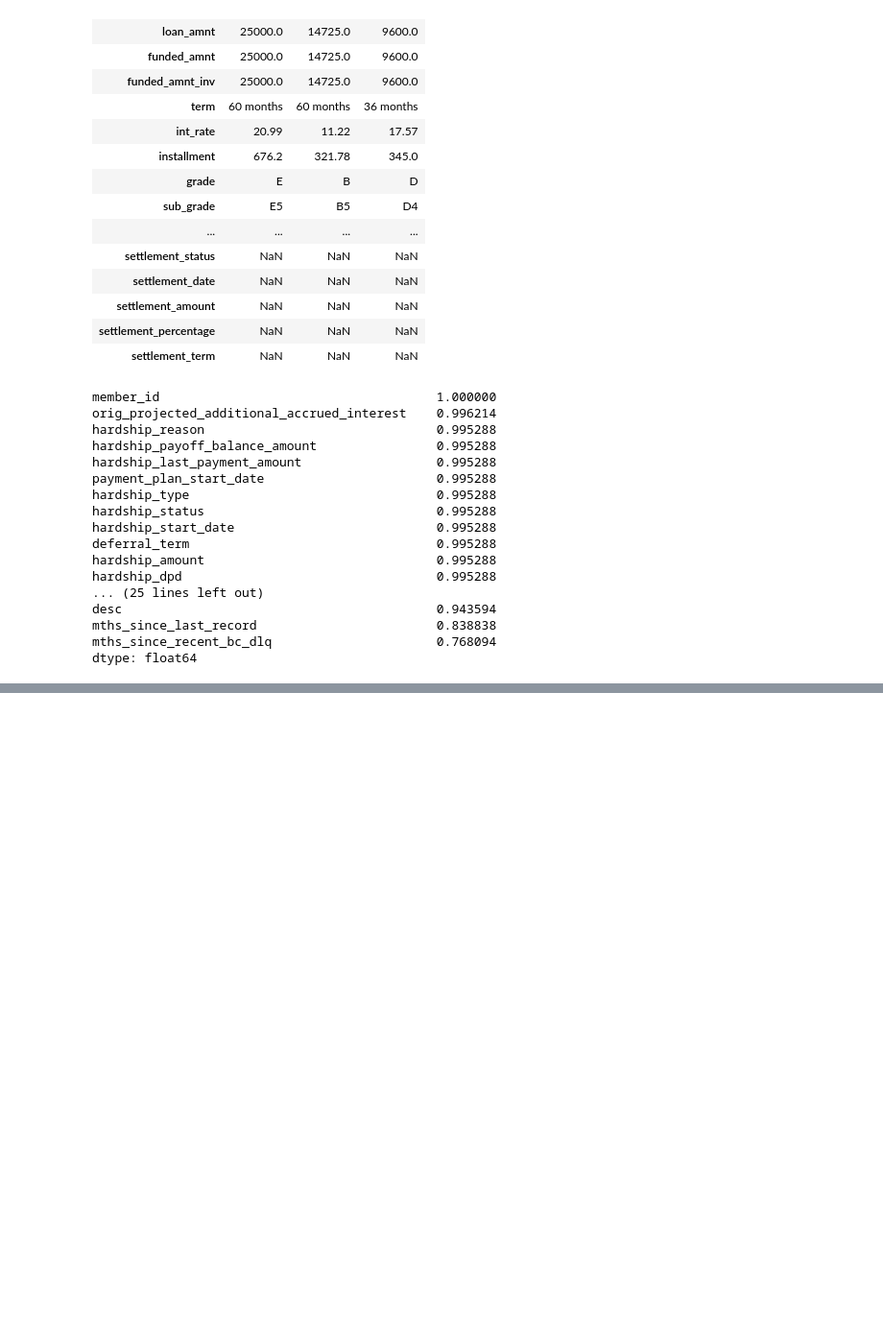
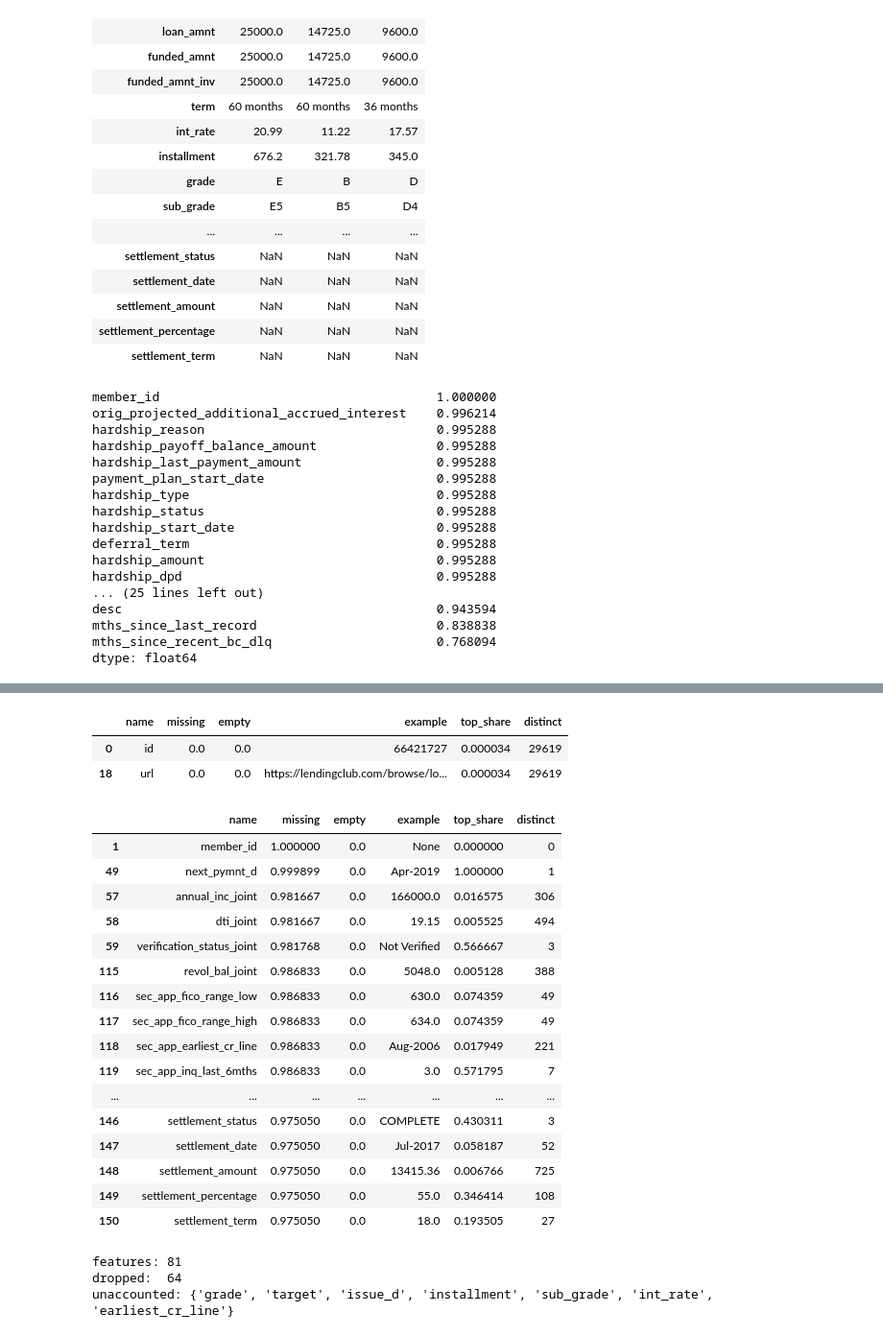
Before and after one commit to Mehdi-mo/credit-risk-engine, a Jupyter notebook: notebooks/02_clean_and_explore.ipynb, the cells around one changed output, grey strips where cells are left out. Shown at 96% size. Cells and saved outputs as stored; diff of their text form; code cells hidden in the pictures; blank space fills up the shorter version.

```diff
--- a/notebooks/02_clean_and_explore.ipynb
+++ b/notebooks/02_clean_and_explore.ipynb
@@ -121,0 +256,40 @@ dtype: float64
+# %%
+colmap[colmap['distinct'] == len(labelled)]
+# %% [output]
+|  | name | missing | empty | example | top_share | distinct |
+| 0 | id | 0.0 | 0.0 | 66421727 | 0.000034 | 29619 |
+| 18 | url | 0.0 | 0.0 | https://lendingclub.com/browse/lo... | 0.000034 | 29619 |
+# %%
+colmap[colmap['missing'] > 0.95]
+# %% [output]
+|  | name | missing | empty | example | top_share | distinct |
+| 1 | member_id | 1.000000 | 0.0 | None | 0.000000 | 0 |
+| 49 | next_pymnt_d | 0.999899 | 0.0 | Apr-2019 | 1.000000 | 1 |
+| 57 | annual_inc_joint | 0.981667 | 0.0 | 166000.0 | 0.016575 | 306 |
+| 58 | dti_joint | 0.981667 | 0.0 | 19.15 | 0.005525 | 494 |
+| 59 | verification_status_joint | 0.981768 | 0.0 | Not Verified | 0.566667 | 3 |
+| 115 | revol_bal_joint | 0.986833 | 0.0 | 5048.0 | 0.005128 | 388 |
+| 116 | sec_app_fico_range_low | 0.986833 | 0.0 | 630.0 | 0.074359 | 49 |
+| 117 | sec_app_fico_range_high | 0.986833 | 0.0 | 634.0 | 0.074359 | 49 |
+| 118 | sec_app_earliest_cr_line | 0.986833 | 0.0 | Aug-2006 | 0.017949 | 221 |
+| 119 | sec_app_inq_last_6mths | 0.986833 | 0.0 | 3.0 | 0.571795 | 7 |
+| ... | ... | ... | ... | ... | ... | ... |
+| 146 | settlement_status | 0.975050 | 0.0 | COMPLETE | 0.430311 | 3 |
+| 147 | settlement_date | 0.975050 | 0.0 | Jul-2017 | 0.058187 | 52 |
+| 148 | settlement_amount | 0.975050 | 0.0 | 13415.36 | 0.006766 | 725 |
+| 149 | settlement_percentage | 0.975050 | 0.0 | 55.0 | 0.346414 | 108 |
+| 150 | settlement_term | 0.975050 | 0.0 | 18.0 | 0.193505 | 27 |
+# %%
+import sys
+sys.path.append("..")
+from src.columns import feature_columns, DROP_ALL
+
+FEATURES = feature_columns(labelled.columns)
+
+print("features:", len(FEATURES))
+print("dropped: ", len(DROP_ALL))
+print("unaccounted:", set(labelled.columns) - set(FEATURES) - set(DROP_ALL))
+# %% [output]
+features: 81
+dropped:  64
+unaccounted: {'grade', 'target', 'issue_d', 'installment', 'sub_grade', 'int_rate', 'earliest_cr_line'}
```
Also changed, not shown: parts of 9 cells of this notebook, 1 other file.
